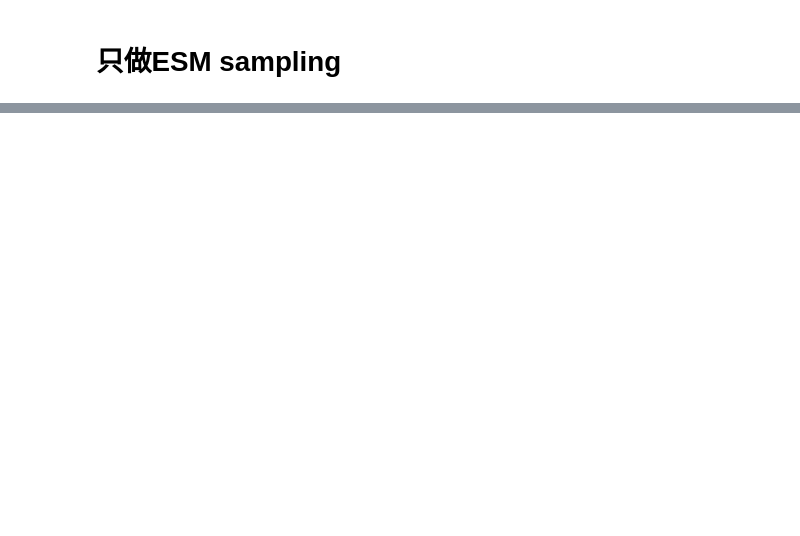
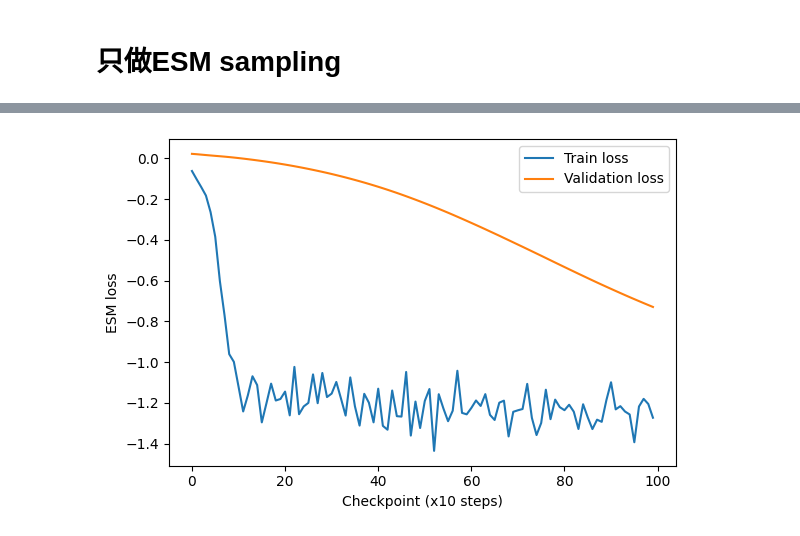
Before and after one commit to XuanWeiWang-999/2025Autumn_ML-project-DiffusionModel_02, a Jupyter notebook: 20251106_code/20251106_只做ESM.ipynb, the cells around one changed output, grey strips where cells are left out. Cells and saved outputs as stored; diff of their text form; code cells hidden in the pictures; blank space fills up the shorter version.

```diff
--- a/20251106_code/20251106_只做ESM.ipynb
+++ b/20251106_code/20251106_只做ESM.ipynb
@@ -48,0 +140,29 @@ opt=torch.optim.Adam(model.parameters(), lr)
+# %%
+train_x = sample_data(4000)
+val_x   = sample_data(1000)
+test_x  = sample_data(1000)
+
+BATCH = 1024
+EPOCHS = 1000
+train_hist, val_hist = [], []
+
+for step in range(1, EPOCHS+1):
+    # training
+    idx = torch.randint(0, len(train_x), (BATCH,))
+    batch = train_x[idx]
+    loss = esm_loss(batch)
+    opt.zero_grad(set_to_none=True)
+    loss.backward()
+    torch.nn.utils.clip_grad_norm_(model.parameters(), 1.0)
+    opt.step()
+    opt.zero_grad(set_to_none=True)
+    ema_update()
+
+    # validation
+    if step % 10 == 0:
+        #val = esm_loss_eval(val_x)
+        val = esm_loss_eval_with(ema_model, val_x)
+        train_hist.append(loss.item())
+        val_hist.append(val)
+    if step % 10 == 0:
+        print(f"step {step:4d}: train={loss.item():.4f}, val={val:.4f}")
@@ -48,0 +192,11 @@ opt=torch.optim.Adam(model.parameters(), lr)
+# %%
+# 畫圖
+plt.figure(figsize=(6,4))
+plt.plot(train_hist, label="Train loss")
+plt.plot(val_hist, label="Validation loss")
+plt.xlabel("Checkpoint (x10 steps)")
+plt.ylabel("ESM loss")
+plt.legend(); plt.tight_layout()
+plt.show()
+# %% [output]
+[figure, added]
```
Also changed, not shown: parts of 10 cells of this notebook, 5 other files.
